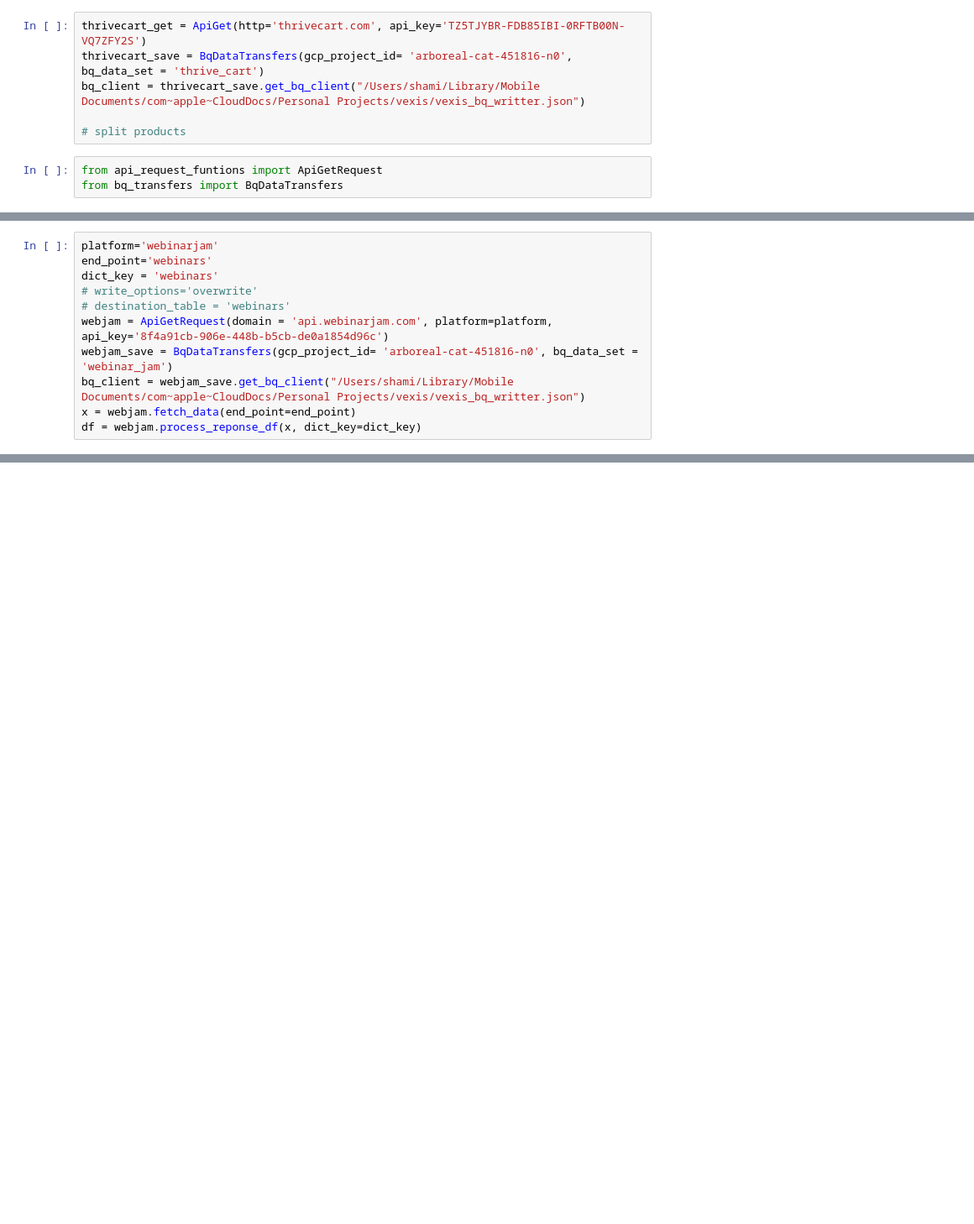
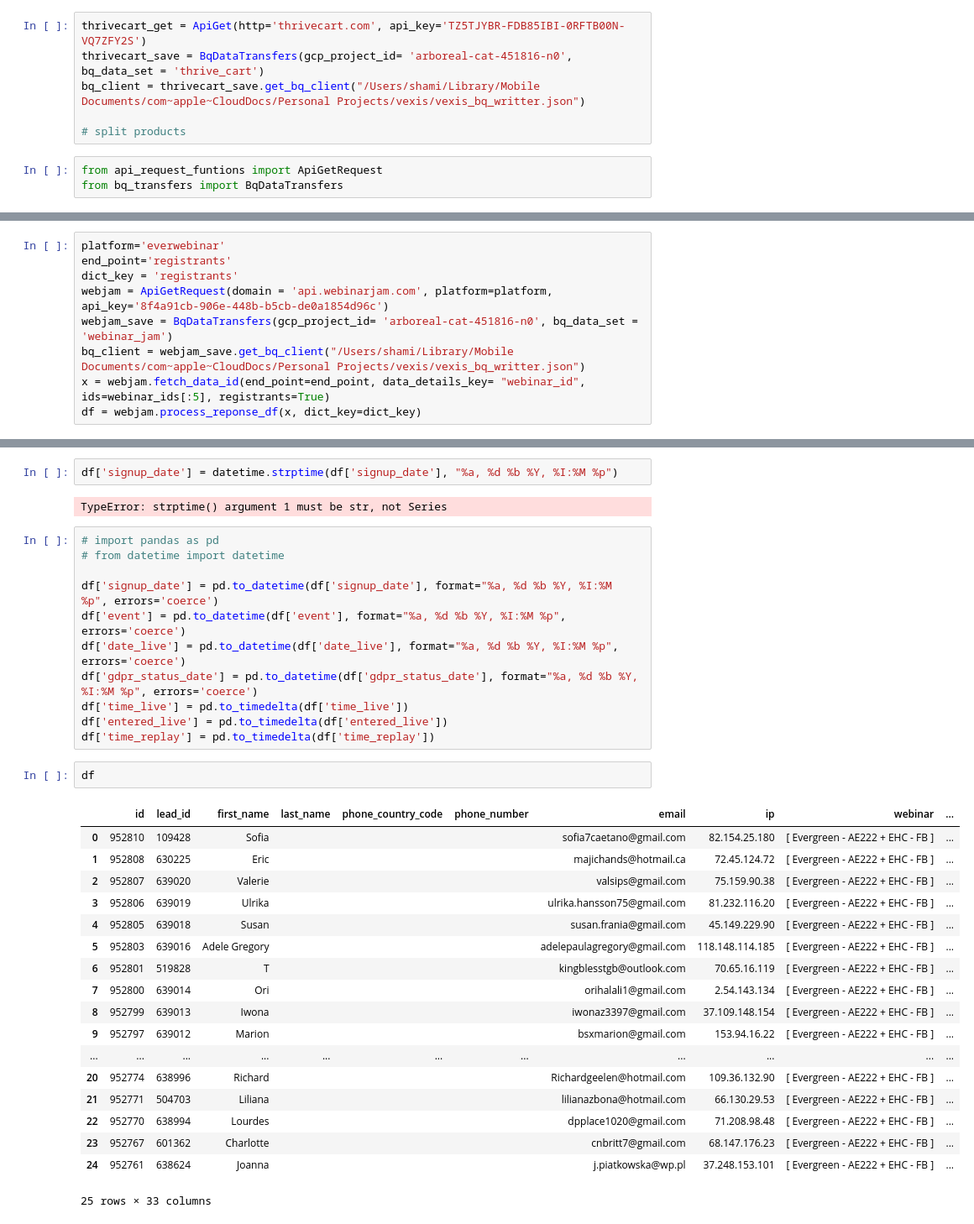
Before and after one commit to shamisolchikamhi/vexis_authLive, a Jupyter notebook: test_notebook.ipynb, the cells around one changed output, grey strips where cells are left out. Shown at 84% size. Saved outputs shown, nothing was run; the diff lists cells and outputs as text; blank space fills up the shorter version.

Commit message:
goten registrants

```diff
--- a/test_notebook.ipynb
+++ b/test_notebook.ipynb
@@ -44,11 +42,9 @@ fetch_and_save_webjam(platform='webinarjam', end_point='webinar', dict_key = 'we
 # %%
-platform='webinarjam'
-end_point='webinars'
-dict_key = 'webinars'
-# write_options='overwrite'
-# destination_table = 'webinars'
+platform='everwebinar'
+end_point='registrants'
+dict_key = 'registrants'
 webjam = ApiGetRequest(domain = 'api.webinarjam.com', platform=platform, api_key='8f4a91cb-906e-448b-b5cb-de0a1854d96c')
 webjam_save = BqDataTransfers(gcp_project_id= 'arboreal-cat-451816-n0', bq_data_set = 'webinar_jam')
 bq_client = webjam_save.get_bq_client("/Users/shami/Library/Mobile Documents/com~apple~CloudDocs/Personal Projects/vexis/vexis_bq_writter.json")
-x = webjam.fetch_data(end_point=end_point)
+x = webjam.fetch_data_id(end_point=end_point, data_details_key= "webinar_id", ids=webinar_ids[:5], registrants=True)
 df = webjam.process_reponse_df(x, dict_key=dict_key)
@@ -61,0 +63,36 @@ fetch_and_save_webjam(platform='everwebinar', end_point='webinar', dict_key = 'w
+# %%
+df['signup_date'] = datetime.strptime(df['signup_date'], "%a, %d %b %Y, %I:%M %p")
+# %% [output]
+TypeError: strptime() argument 1 must be str, not Series
+# %%
+# import pandas as pd
+# from datetime import datetime
+
+df['signup_date'] = pd.to_datetime(df['signup_date'], format="%a, %d %b %Y, %I:%M %p", errors='coerce')
+df['event'] = pd.to_datetime(df['event'], format="%a, %d %b %Y, %I:%M %p", errors='coerce')
+df['date_live'] = pd.to_datetime(df['date_live'], format="%a, %d %b %Y, %I:%M %p", errors='coerce')
+df['gdpr_status_date'] = pd.to_datetime(df['gdpr_status_date'], format="%a, %d %b %Y, %I:%M %p", errors='coerce')
+df['time_live'] = pd.to_timedelta(df['time_live'])
+df['entered_live'] = pd.to_timedelta(df['entered_live'])
+df['time_replay'] = pd.to_timedelta(df['time_replay'])
+# %%
+df
+# %% [output]
+|  | id | lead_id | first_name | last_name | phone_country_code | phone_number | email | ip | webinar | ... |
+| 0 | 952810 | 109428 | Sofia |  |  |  | sofia7caetano@gmail.com | 82.154.25.180 | [ Evergreen - AE222 + EHC - FB ] | ... |
+| 1 | 952808 | 630225 | Eric |  |  |  | majichands@hotmail.ca | 72.45.124.72 | [ Evergreen - AE222 + EHC - FB ] | ... |
+| 2 | 952807 | 639020 | Valerie |  |  |  | valsips@gmail.com | 75.159.90.38 | [ Evergreen - AE222 + EHC - FB ] | ... |
+| 3 | 952806 | 639019 | Ulrika |  |  |  | ulrika.hansson75@gmail.com | 81.232.116.20 | [ Evergreen - AE222 + EHC - FB ] | ... |
+| 4 | 952805 | 639018 | Susan |  |  |  | susan.frania@gmail.com | 45.149.229.90 | [ Evergreen - AE222 + EHC - FB ] | ... |
+| 5 | 952803 | 639016 | Adele Gregory |  |  |  | adelepaulagregory@gmail.com | 118.148.114.185 | [ Evergreen - AE222 + EHC - FB ] | ... |
+| 6 | 952801 | 519828 | T |  |  |  | kingblesstgb@outlook.com | 70.65.16.119 | [ Evergreen - AE222 + EHC - FB ] | ... |
+| 7 | 952800 | 639014 | Ori |  |  |  | orihalali1@gmail.com | 2.54.143.134 | [ Evergreen - AE222 + EHC - FB ] | ... |
+| 8 | 952799 | 639013 | Iwona |  |  |  | iwonaz3397@gmail.com | 37.109.148.154 | [ Evergreen - AE222 + EHC - FB ] | ... |
+| 9 | 952797 | 639012 | Marion |  |  |  | bsxmarion@gmail.com | 153.94.16.22 | [ Evergreen - AE222 + EHC - FB ] | ... |
+| ... | ... | ... | ... | ... | ... | ... | ... | ... | ... | ... |
+| 20 | 952774 | 638996 | Richard |  |  |  | Richardgeelen@hotmail.com | 109.36.132.90 | [ Evergreen - AE222 + EHC - FB ] | ... |
+| 21 | 952771 | 504703 | Liliana |  |  |  | lilianazbona@hotmail.com | 66.130.29.53 | [ Evergreen - AE222 + EHC - FB ] | ... |
+| 22 | 952770 | 638994 | Lourdes |  |  |  | dpplace1020@gmail.com | 71.208.98.48 | [ Evergreen - AE222 + EHC - FB ] | ... |
+| 23 | 952767 | 601362 | Charlotte |  |  |  | cnbritt7@gmail.com | 68.147.176.23 | [ Evergreen - AE222 + EHC - FB ] | ... |
+| 24 | 952761 | 638624 | Joanna |  |  |  | j.piatkowska@wp.pl | 37.248.153.101 | [ Evergreen - AE222 + EHC - FB ] | ... |
+25 rows × 33 columns
```
Also changed, not shown: parts of 9 cells of this notebook, 2 other files.
